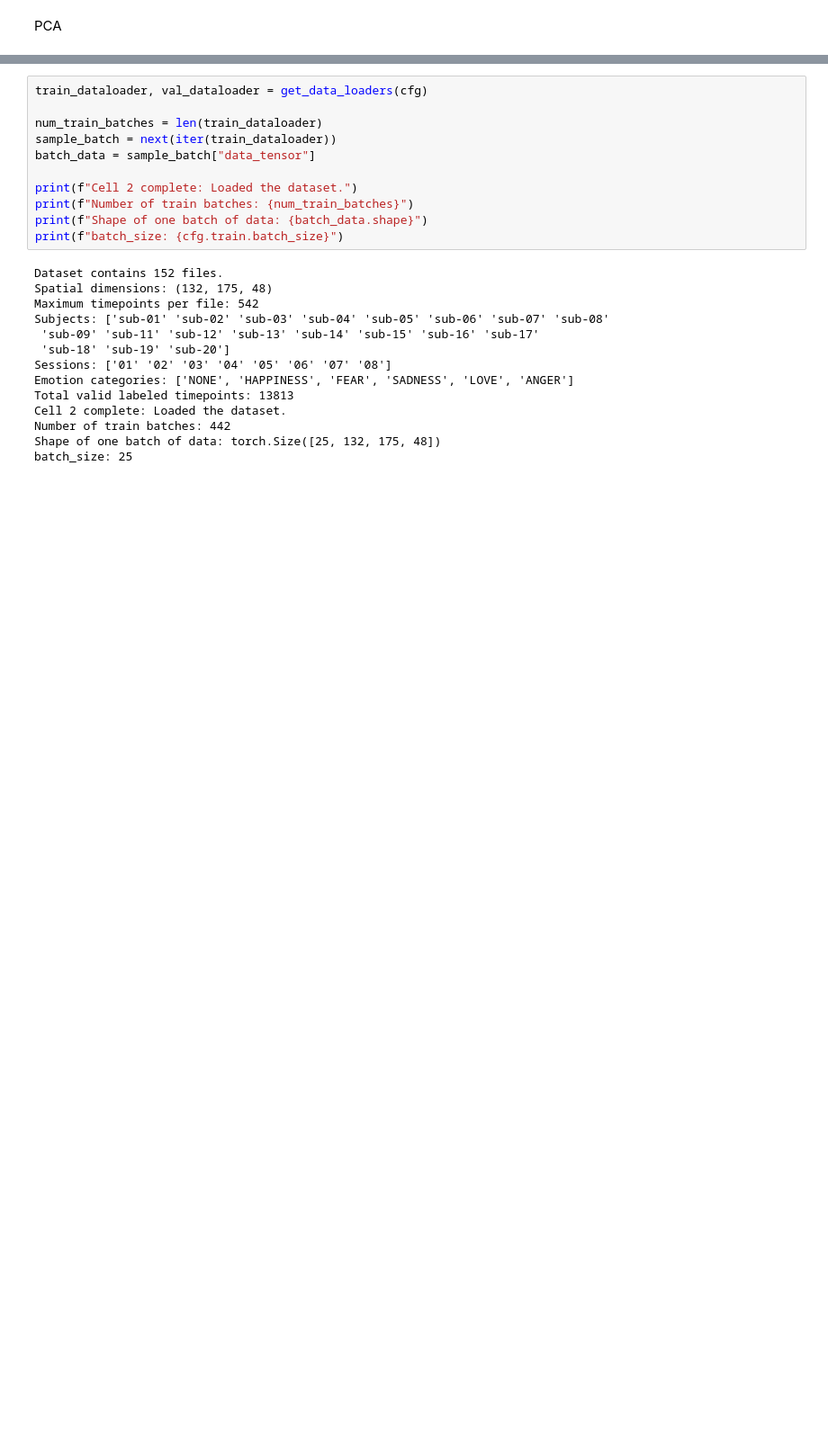
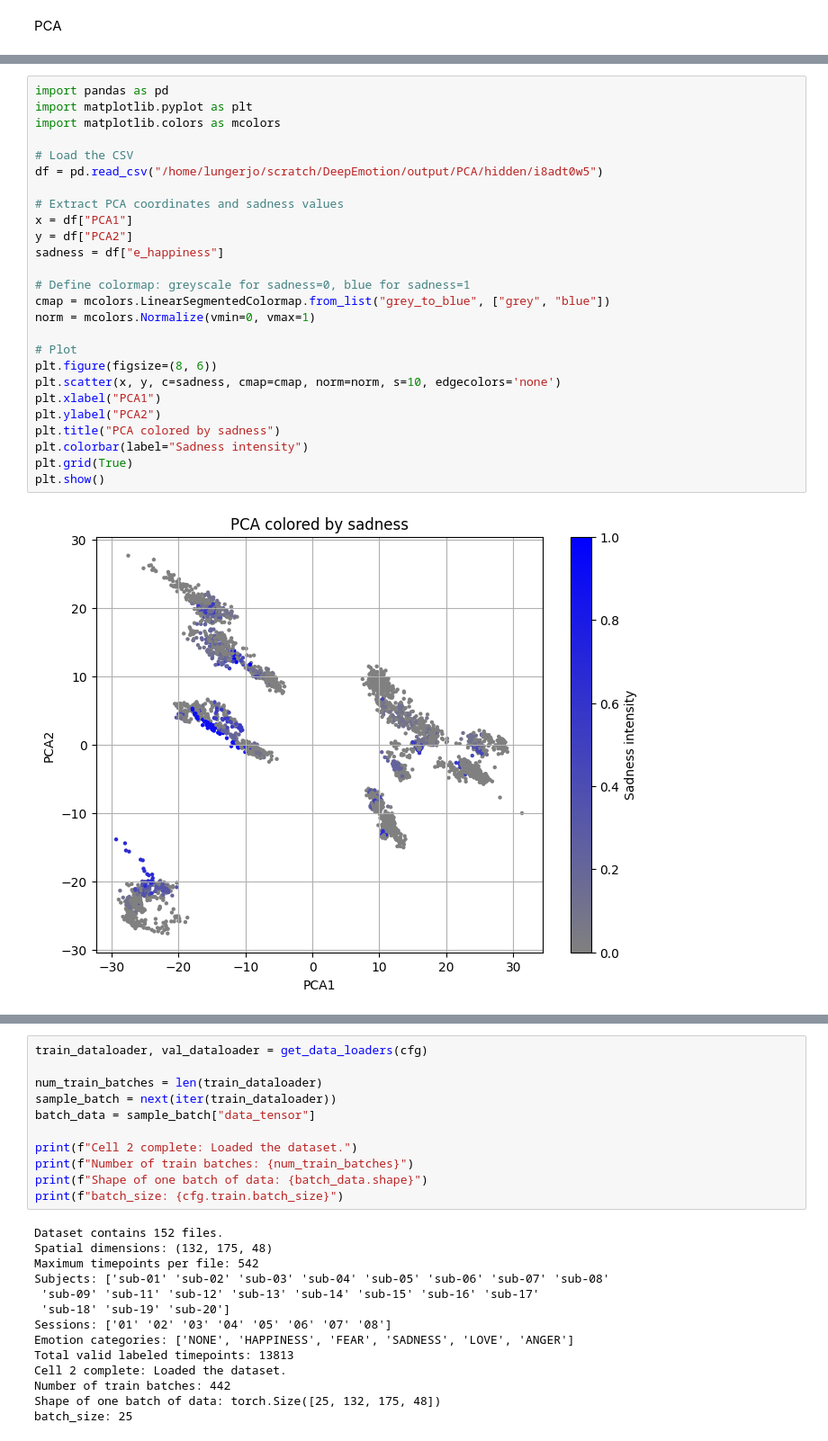
Before and after one commit to lungerjo/DeepEmotion, a Jupyter notebook: src/notebooks/PCA.ipynb, the cells around one changed output, grey strips where cells are left out. Shown at 90% size. Saved outputs shown, nothing was run; the diff lists cells and outputs as text; blank space fills up the shorter version.

```diff
--- a/src/notebooks/PCA.ipynb
+++ b/src/notebooks/PCA.ipynb
@@ -3,0 +79,28 @@ PCA
+# %%
+import pandas as pd
+import matplotlib.pyplot as plt
+import matplotlib.colors as mcolors
+
+# Load the CSV
+df = pd.read_csv("/home/lungerjo/scratch/DeepEmotion/output/PCA/hidden/i8adt0w5")
+
+# Extract PCA coordinates and sadness values
+x = df["PCA1"]
+y = df["PCA2"]
+sadness = df["e_happiness"]
+
+# Define colormap: greyscale for sadness=0, blue for sadness=1
+cmap = mcolors.LinearSegmentedColormap.from_list("grey_to_blue", ["grey", "blue"])
+norm = mcolors.Normalize(vmin=0, vmax=1)
+
+# Plot
+plt.figure(figsize=(8, 6))
+plt.scatter(x, y, c=sadness, cmap=cmap, norm=norm, s=10, edgecolors='none')
+plt.xlabel("PCA1")
+plt.ylabel("PCA2")
+plt.title("PCA colored by sadness")
+plt.colorbar(label="Sadness intensity")
+plt.grid(True)
+plt.show()
+# %% [output]
+[figure, added]
```
Also changed, not shown: parts of 11 cells of this notebook, 5 other files.
